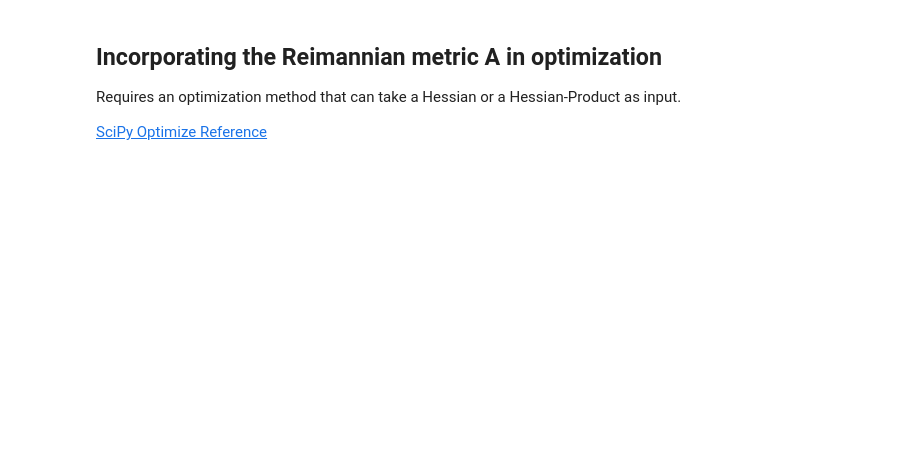
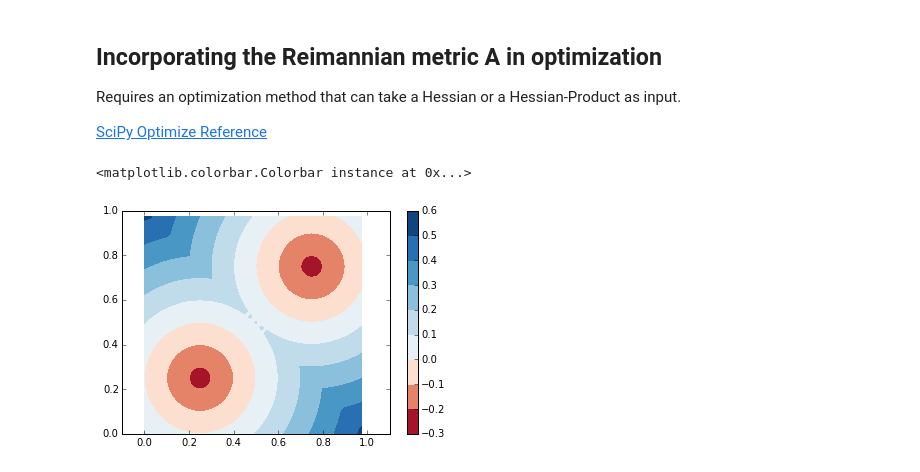
Before and after one commit to siddhss5/notebooks, a Jupyter notebook: FunctionalGradientOptimization.ipynb, the cells around one changed output. Cells and saved outputs as stored; diff of their text form; code cells hidden in the pictures; blank space fills up the shorter version.

Commit message:
Sphere SDF

```diff
--- a/FunctionalGradientOptimization.ipynb
+++ b/FunctionalGradientOptimization.ipynb
@@ -9,3 +34,35 @@ import scipy.optimize
+# %%
+spheres = [Sphere(np.asarray([0.25, 0.25]), 0.25)]
+spheres.append(Sphere(np.asarray([0.75, 0.75]), 0.25))
+sdf = SphereSDF(spheres)
+# %%
+from matplotlib.colors import Normalize
+
+class MidpointNormalize(Normalize):
+    def __init__(self, vmin=None, vmax=None, midpoint=None, clip=False):
+        self.midpoint = midpoint
+        Normalize.__init__(self, vmin, vmax, clip)
+
+    def __call__(self, value, clip=None):
+        # I'm ignoring masked values and all kinds of edge cases to make a
+        # simple example...
+        x, y = [self.vmin, self.midpoint, self.vmax], [0, 0.5, 1]
+        return np.ma.masked_array(np.interp(value, x, y))
+# %%
+delta = 0.025
+x = np.arange(0, 1.0, delta)
+y = np.arange(0, 1.0, delta)
+X, Y = np.meshgrid(x, y)
+pts = np.vstack((X.flatten(), Y.flatten())).T
+Z = np.asarray([sdf.sdf(p) for p in pts])
+Z = Z.reshape(X.shape)
+norm = MidpointNormalize(midpoint=0.)
+CS = plt.contourf(X, Y, Z, norm=norm, cmap=plt.cm.RdBu)
+plt.axis('equal')
+plt.colorbar()
+# %% [output]
+<matplotlib.colorbar.Colorbar instance at 0x...>
+[figure, added]
 # %%
 def unflat(x, ndim, xs, xt):
     xall = x.reshape(x.shape[0]/ndim,ndim)
```
Also changed, not shown: parts of 5 cells of this notebook.
